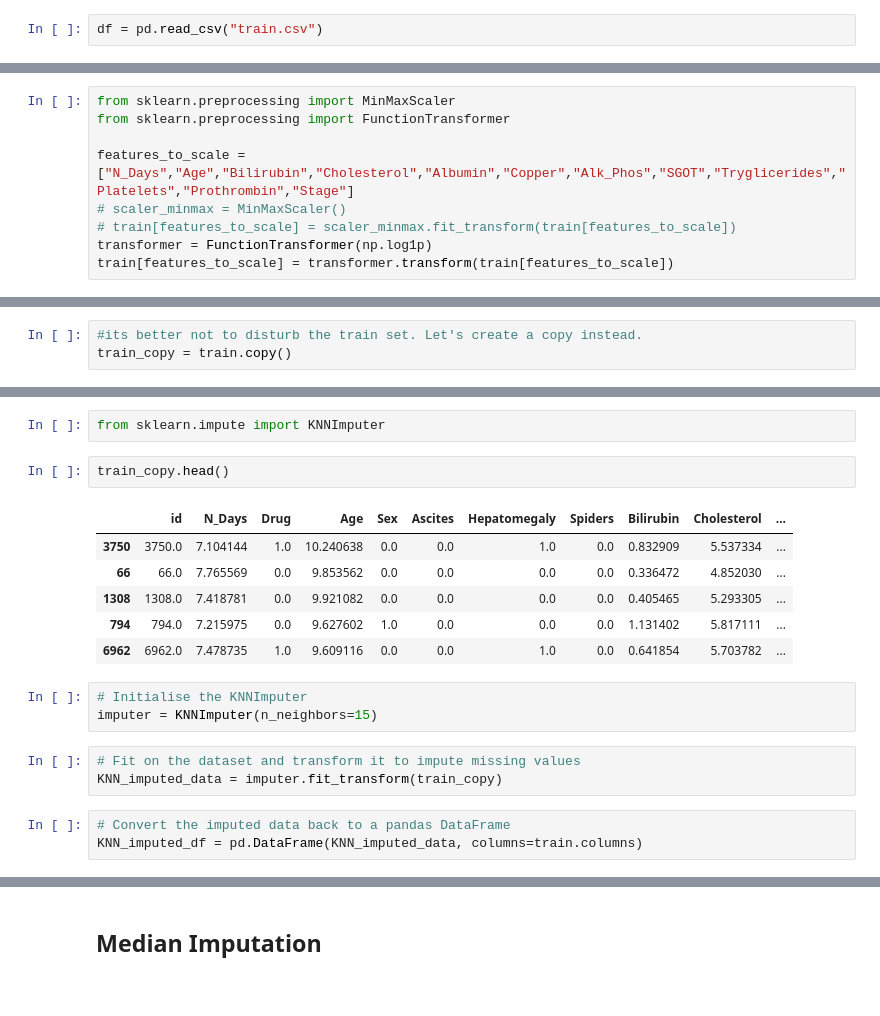
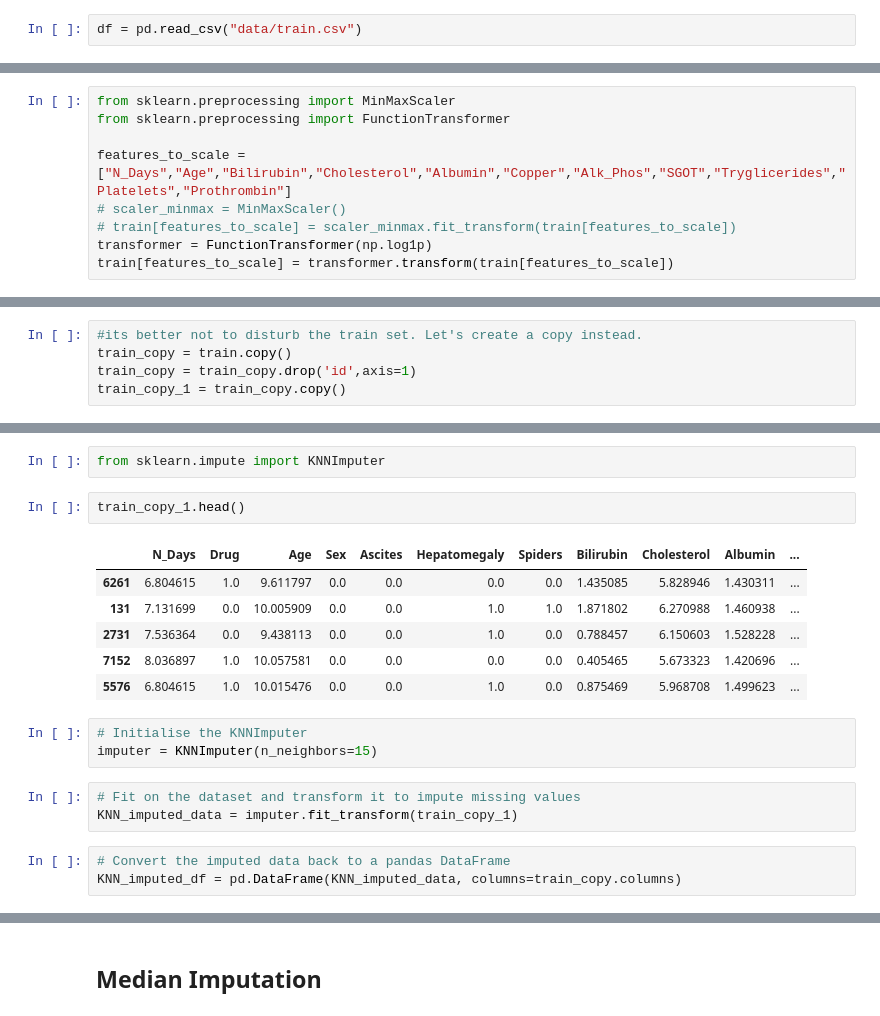
Before and after one commit to SamB-12/ID5059-p2, a Jupyter notebook: Draft_3_imputation.ipynb, the cells around one changed output, grey strips where cells are left out. Drawn from its saved outputs; the diff is of its cells as text.

```diff
--- a/Draft_3_imputation.ipynb
+++ b/Draft_3_imputation.ipynb
@@ -19,5 +26,5 @@ operable program or batch file.
 # %%
-df = pd.read_csv("train.csv")
+df = pd.read_csv("data/train.csv")
 # %%
 df.head()
 # %% [output]
@@ -288,7 +295,7 @@ plt.show()
 from sklearn.preprocessing import MinMaxScaler
 from sklearn.preprocessing import FunctionTransformer
 
-features_to_scale = ["N_Days","Age","Bilirubin","Cholesterol","Albumin","Copper","Alk_Phos","SGOT","Tryglicerides","Platelets","Prothrombin","Stage"]
+features_to_scale = ["N_Days","Age","Bilirubin","Cholesterol","Albumin","Copper","Alk_Phos","SGOT","Tryglicerides","Platelets","Prothrombin"]
 # scaler_minmax = MinMaxScaler()
 # train[features_to_scale] = scaler_minmax.fit_transform(train[features_to_scale])
 transformer = FunctionTransformer(np.log1p)
@@ -346,5 +353,7 @@ def make_random_nans(df, percent_rows, percent_columns):
 # %%
 #its better not to disturb the train set. Let's create a copy instead.
 train_copy = train.copy()
+train_copy = train_copy.drop('id',axis=1)
+train_copy_1 = train_copy.copy()
 # %%
 # Making 10% of random attributes NaN in 10% of random rows
@@ -395,23 +404,23 @@ dtype: int64
 # %%
 from sklearn.impute import KNNImputer
 # %%
-train_copy.head()
+train_copy_1.head()
 # %% [output]
-|  | id | N_Days | Drug | Age | Sex | Ascites | Hepatomegaly | Spiders | Bilirubin | Cholesterol | ... |
-| 3750 | 3750.0 | 7.104144 | 1.0 | 10.240638 | 0.0 | 0.0 | 1.0 | 0.0 | 0.832909 | 5.537334 | ... |
-| 66 | 66.0 | 7.765569 | 0.0 | 9.853562 | 0.0 | 0.0 | 0.0 | 0.0 | 0.336472 | 4.852030 | ... |
-| 1308 | 1308.0 | 7.418781 | 0.0 | 9.921082 | 0.0 | 0.0 | 0.0 | 0.0 | 0.405465 | 5.293305 | ... |
-| 794 | 794.0 | 7.215975 | 0.0 | 9.627602 | 1.0 | 0.0 | 0.0 | 0.0 | 1.131402 | 5.817111 | ... |
-| 6962 | 6962.0 | 7.478735 | 1.0 | 9.609116 | 0.0 | 0.0 | 1.0 | 0.0 | 0.641854 | 5.703782 | ... |
+|  | N_Days | Drug | Age | Sex | Ascites | Hepatomegaly | Spiders | Bilirubin | Cholesterol | Albumin | ... |
+| 6261 | 6.804615 | 1.0 | 9.611797 | 0.0 | 0.0 | 0.0 | 0.0 | 1.435085 | 5.828946 | 1.430311 | ... |
+| 131 | 7.131699 | 0.0 | 10.005909 | 0.0 | 0.0 | 1.0 | 1.0 | 1.871802 | 6.270988 | 1.460938 | ... |
+| 2731 | 7.536364 | 0.0 | 9.438113 | 0.0 | 0.0 | 1.0 | 0.0 | 0.788457 | 6.150603 | 1.528228 | ... |
+| 7152 | 8.036897 | 1.0 | 10.057581 | 0.0 | 0.0 | 0.0 | 0.0 | 0.405465 | 5.673323 | 1.420696 | ... |
+| 5576 | 6.804615 | 1.0 | 10.015476 | 0.0 | 0.0 | 1.0 | 0.0 | 0.875469 | 5.968708 | 1.499623 | ... |
 # %%
 # Initialise the KNNImputer
 imputer = KNNImputer(n_neighbors=15)
 # %%
 # Fit on the dataset and transform it to impute missing values
-KNN_imputed_data = imputer.fit_transform(train_copy)
+KNN_imputed_data = imputer.fit_transform(train_copy_1)
 # %%
 # Convert the imputed data back to a pandas DataFrame
-KNN_imputed_df = pd.DataFrame(KNN_imputed_data, columns=train.columns)
+KNN_imputed_df = pd.DataFrame(KNN_imputed_data, columns=train_copy.columns)
 # %%
 # Check no values are missing
 NaN_count = KNN_imputed_df.isna().sum(axis = 0)
```
Also changed, not shown: parts of 41 cells of this notebook.
